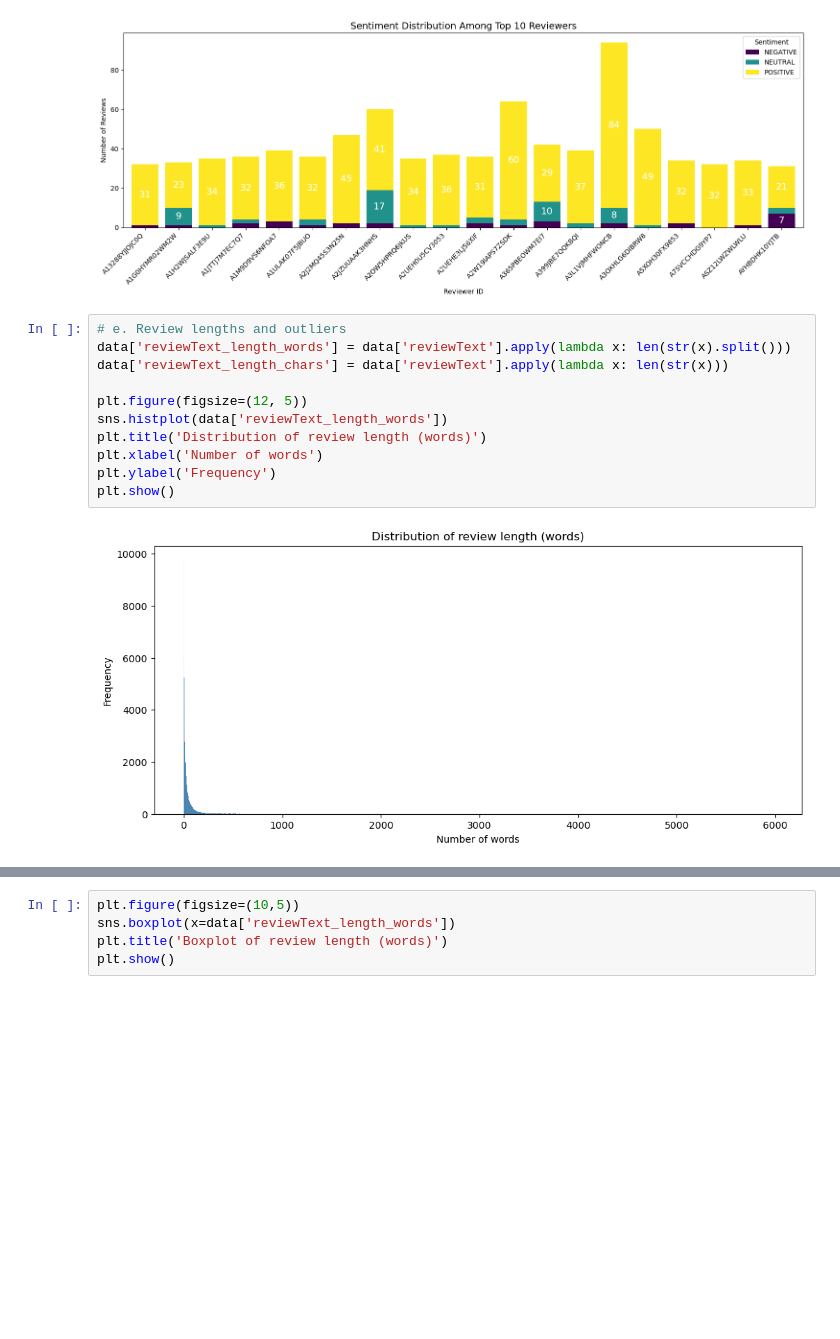
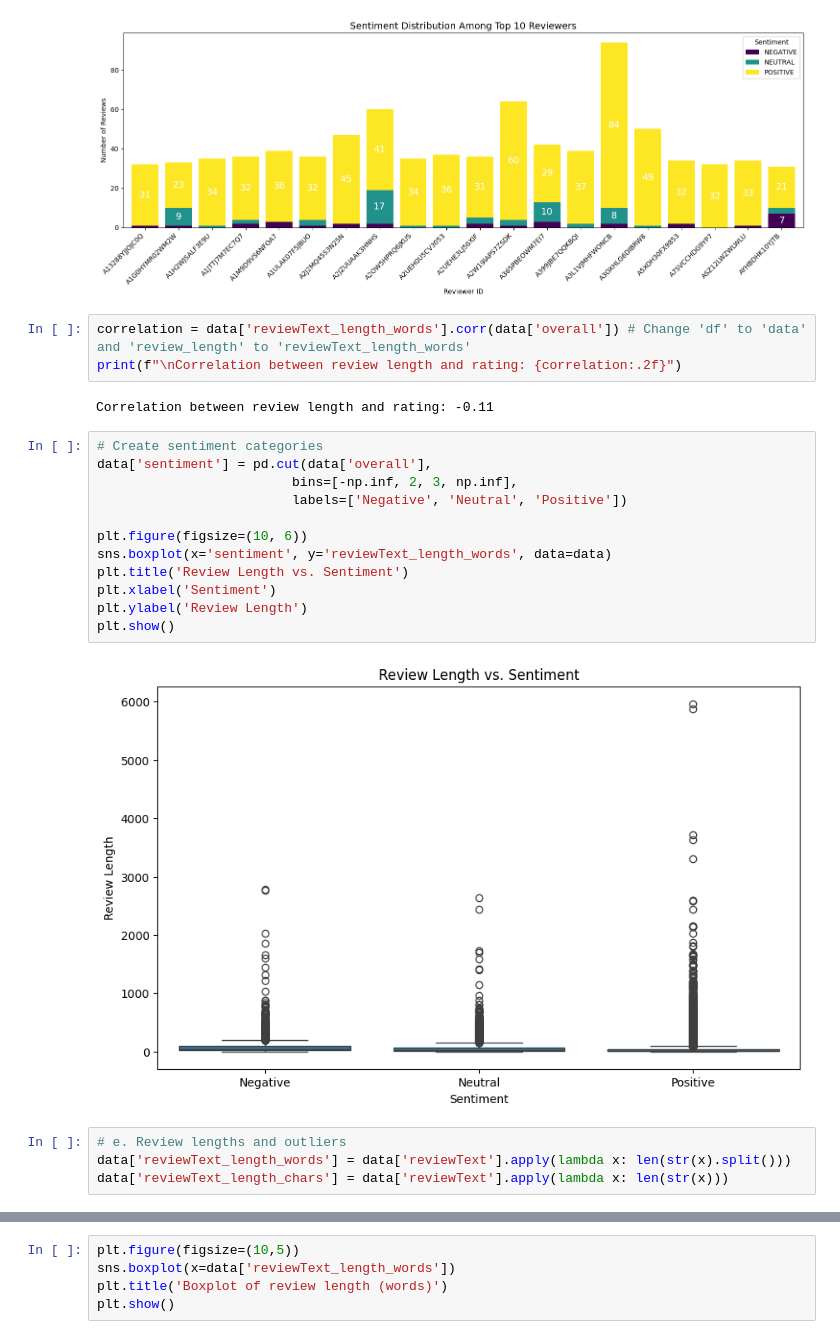
Before and after one commit to ruolan89/W25_COMP262_002_TeamGamma, a Jupyter notebook: Project_Phares1_TeamGamma.ipynb, the cells around one changed output, grey strips where cells are left out. Drawn from its saved outputs; the diff is of its cells as text; blank space fills up the shorter version.

```diff
--- a/Project_Phares1_TeamGamma.ipynb
+++ b/Project_Phares1_TeamGamma.ipynb
@@ -407,17 +410,27 @@ plt.tight_layout()
 plt.show()
 # %% [output]
 [figure]
+# %%
+correlation = data['reviewText_length_words'].corr(data['overall']) # Change 'df' to 'data' and 'review_length' to 'reviewText_length_words'
+print(f"\nCorrelation between review length and rating: {correlation:.2f}")
+# %% [output]
+Correlation between review length and rating: -0.11
+# %%
+# Create sentiment categories
+data['sentiment'] = pd.cut(data['overall'],
+                         bins=[-np.inf, 2, 3, np.inf],
+                         labels=['Negative', 'Neutral', 'Positive'])
+
+plt.figure(figsize=(10, 6))
+sns.boxplot(x='sentiment', y='reviewText_length_words', data=data)
+plt.title('Review Length vs. Sentiment')
+plt.xlabel('Sentiment')
+plt.ylabel('Review Length')
+plt.show()
+# %% [output]
+[figure, added]
 # %%
 # e. Review lengths and outliers
 data['reviewText_length_words'] = data['reviewText'].apply(lambda x: len(str(x).split()))
 data['reviewText_length_chars'] = data['reviewText'].apply(lambda x: len(str(x)))
-
-plt.figure(figsize=(12, 5))
-sns.histplot(data['reviewText_length_words'])
-plt.title('Distribution of review length (words)')
-plt.xlabel('Number of words')
-plt.ylabel('Frequency')
-plt.show()
-# %% [output]
-[figure, removed]
 # %%
```
Also changed, not shown: parts of 6 cells of this notebook.
